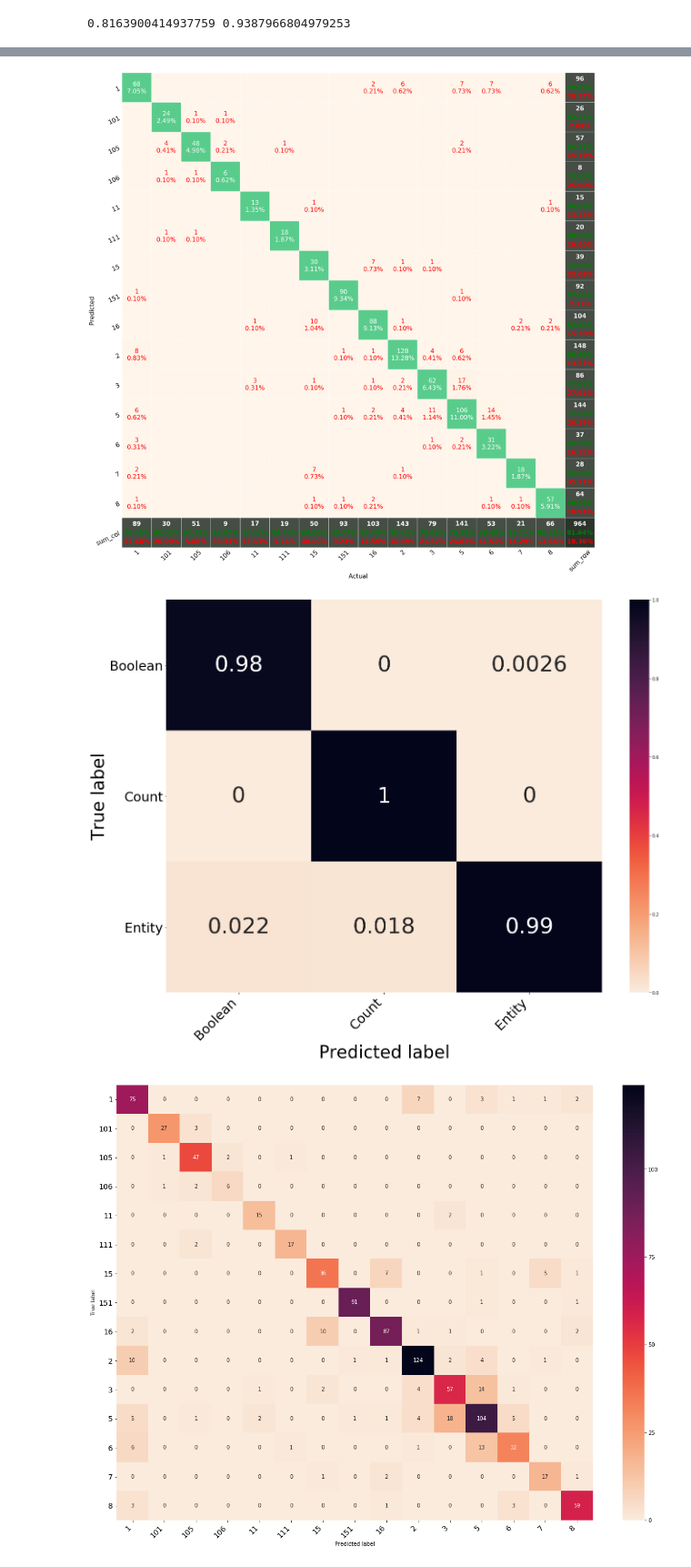
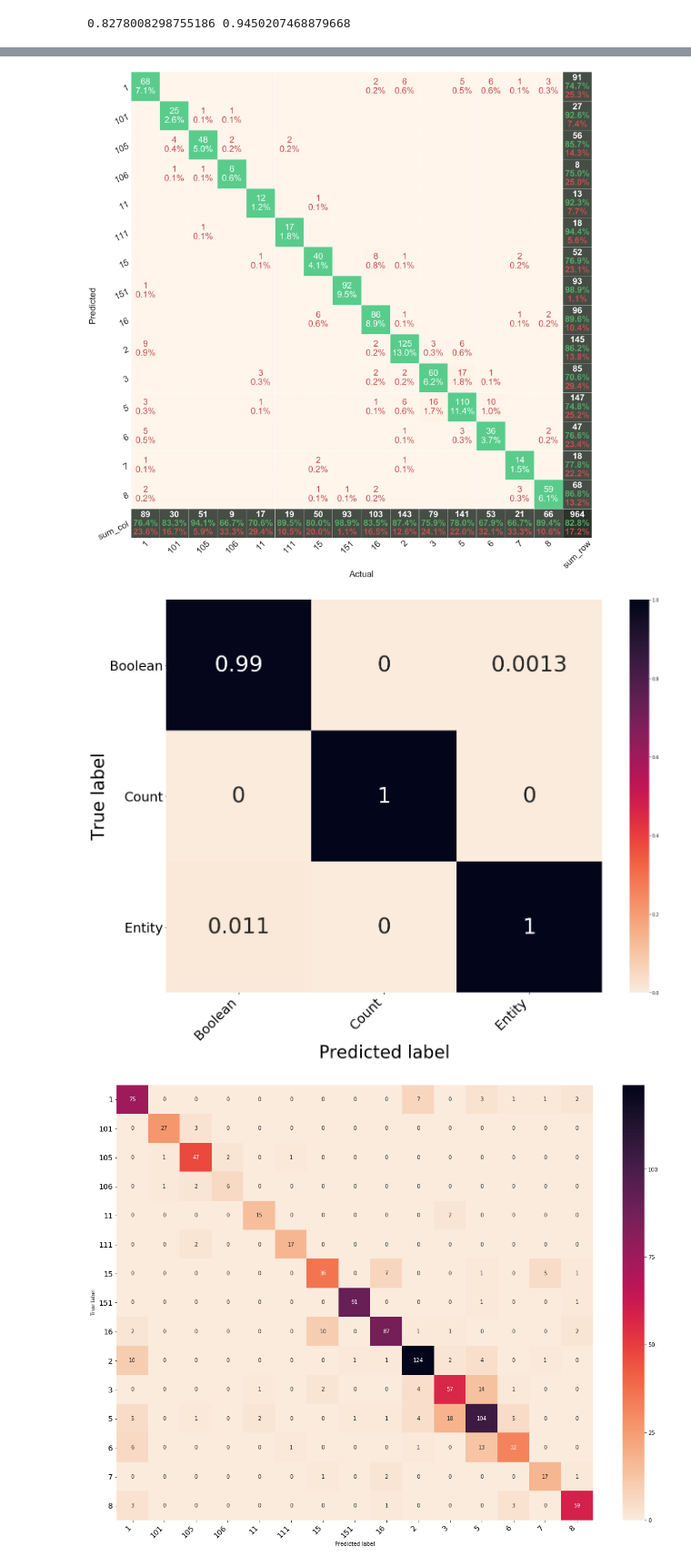
Before and after one commit to ram-g-athreya/RNN-Question-Answering, a Jupyter notebook: analysis.ipynb, the cells around one changed output, grey strips where cells are left out. Shown at 91% size. Drawn from its saved outputs; the diff is of its cells as text; code cells hidden in the pictures.

```diff
--- a/analysis.ipynb
+++ b/analysis.ipynb
@@ -43,7 +43,7 @@ def analyze(filename):
 df = analyze("analysis/expname=reverting to old ways with lower learning rate,input_dim=444,mem_dim=150,lr=0.001,emblr=0.01,wd=0.0001,epochs=50,current_epoch=8,test_acc=0.786,loss=0.6967378057959431.csv")
 # %%
 # Prediction k-templates
-saved_model = torch.load('checkpoints/Corrected spelling mistakes,epoch=47,test_acc=0.8246887966804979.pt')
+saved_model = torch.load('checkpoints/Even more grammar changes,epoch=6,test_acc=0.8246887966804979.pt')
 trainer = saved_model['trainer']
 test_dataset = torch.load('data/lc-quad/pth/lc_quad_test.pth')
 # %%
@@ -86,7 +86,7 @@ for index in range(len(test_dataset)):
 
 print(accuracy / len(test_dataset), top_2_accuracy / len(test_dataset))
 # %% [output]
-0.8163900414937759 0.9387966804979253
+0.8278008298755186 0.9450207468879668
 # %%
 tree, emb, target = trainer.get_data(test_dataset[0], test_dataset.num_classes)
 output = trainer.model.forward(tree, emb)
@@ -96,12 +96,12 @@ make_dot(output)
 # %%
 class_names = list(output_vocab.idxToLabel.values())
 matrix = confusion_matrix(y_true, y_pred)
 df_cm = pd.DataFrame(matrix, index=class_names, columns=class_names)
-plt = pretty_plot_confusion_matrix(df_cm, figsize=[40, 40], fz=35)
+plt = pretty_plot_confusion_matrix(df_cm, figsize=[45, 45], fz=55)
 plt.savefig('confusion_matrix.png')
 plt.show()
 # %% [output]
-[figure, old version]
+[figure, new version]
 # %%
 type_true = []
 type_pred = []
@@ -135,7 +135,7 @@ plt.tight_layout()
 plt.savefig('type_confusion_matrix.png')
 plt.show()
 # %% [output]
-[figure, old version]
+[figure, new version]
 # %%
 class_names = list(output_vocab.idxToLabel.values())
 matrix = confusion_matrix(y_true, y_pred)
```
Also changed, not shown: parts of 3 cells of this notebook, 9 other files.
